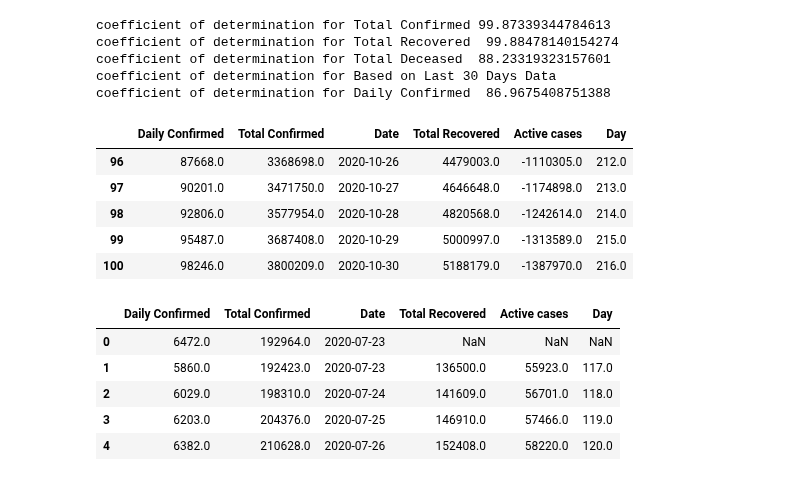
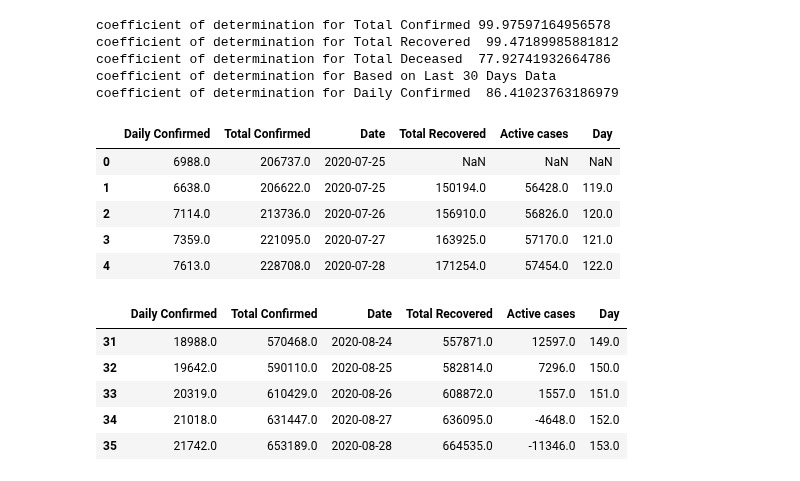
Before and after one commit to skbhere/COVID-19-Case-Forecasting, a Jupyter notebook: 01_TN.ipynb, the cells around one changed output. Drawn from its saved outputs; the diff is of its cells as text; code cells hidden in the pictures.

```diff
--- a/01_TN.ipynb
+++ b/01_TN.ipynb
@@ -151,6 +80,6 @@ plt.legend()
 # %%
 df2 = Dailyf.tail(17)
-df1 =DF.tail(6)
+df1 =DF.tail(5)
 # %%
 X1 = np.array(df1['Day'])
 X2 = np.array(df2['Day'])
@@ -214,13 +143,13 @@ print ("coefficient of determination for Daily Confirmed ", reg4.score(X2, Y4)*1
 #print ("coefficient of determination for Daily Recovered ", reg5.score(X2, Y5)*100)
 #print ("coefficient of determination for Daily Deceased ", reg6.score(X2, Y6)*100)
 # %% [output]
-coefficient of determination for Total Confirmed 99.87339344784613
-coefficient of determination for Total Recovered  99.88478140154274
-coefficient of determination for Total Deceased  88.23319323157601
+coefficient of determination for Total Confirmed 99.97597164956578
+coefficient of determination for Total Recovered  99.47189985881812
+coefficient of determination for Total Deceased  77.92741932664786
 coefficient of determination for Based on Last 30 Days Data
-coefficient of determination for Daily Confirmed  86.9675408751388
+coefficient of determination for Daily Confirmed  86.41023763186979
 # %%
-drange = 100
+drange = 35
 start =len(df) +1
 dval = np.arange(start,start+drange,1)
 dval= np.array(dval)
@@ -234,6 +163,7 @@ val1= dval1
 dval1=dval1.reshape(-1, 1)
 import datetime
 base = datetime.date.today() - datetime.timedelta(days=1)
+#base = datetime.date(2020, 7, 17)
 date_list = [base + datetime.timedelta(days=x) for x in range(drange)]
 
 # DConfirmed = forecast(drange+1)
@@ -247,54 +177,54 @@ TRecovered = np.round_(np.multiply(a2,(np.power(b2,val1))))
 #DDeceased = np.round_(np.multiply(a6,(np.power(b6,val))))
 #TDeceased = np.round_(np.multiply(a3,(np.power(b3,val1))))
 #TDeceased = np.round_(reg3.predict(dval1))
 
-# DConfirmed= DConfirmed.flatten()
-# TConfirmed= TConfirmed.flatten()
-# i = 1
-# while i < len(TConfirmed):
-#     DConfirmed[i]=TConfirmed[i]-TConfirmed[i-1]
-#     i += 1
+DConfirmed= DConfirmed.flatten()
+TConfirmed= TConfirmed.flatten()
+i = 1
+while i < len(TConfirmed):
+    DConfirmed[i]=TConfirmed[i]-TConfirmed[i-1]
+    i += 1
 
 lastD = df['Daily Confirmed'][0]
 lastT = DF['Total Confirmed'][0]
 lastDat = DF['date'][0]
 new_row = pd.DataFrame({'Daily Confirmed':lastD.flatten() ,
                         'Total Confirmed':lastT.flatten(),
                         'Date': pd.to_datetime(lastDat)
                         })
 active = TConfirmed - TRecovered
 #DConfirmed[0]=DF['Total Confirmed'][0]-TConfirmed[0]
 dict = {
         'Date' : date_list,
         'Daily Confirmed': DConfirmed.flatten(),
         'Total Confirmed': TConfirmed.flatten(),
    #     'Daily Recovered': DRecovered.flatten() ,
         'Total Recovered': TRecovered.flatten(),
         'Active cases' : active.flatten(),
     #    'Daily Deceased' : DDeceased.flatten(),
      #   'Total Deceased' : TDeceased.flatten(),
         'Day' : dval1.flatten() ,
        }
 final = pd.DataFrame(dict)
 final = pd.concat([new_row, final]).reset_index(drop = True)
 final['Date'] = pd.to_datetime(final['Date'])
-final.tail(5)
+final.head(5)
 # %% [output]
 |  | Daily Confirmed | Total Confirmed | Date | Total Recovered | Active cases | Day |
-| 96 | 87668.0 | 3368698.0 | 2020-10-26 | 4479003.0 | -1110305.0 | 212.0 |
-| 97 | 90201.0 | 3471750.0 | 2020-10-27 | 4646648.0 | -1174898.0 | 213.0 |
-| 98 | 92806.0 | 3577954.0 | 2020-10-28 | 4820568.0 | -1242614.0 | 214.0 |
-| 99 | 95487.0 | 3687408.0 | 2020-10-29 | 5000997.0 | -1313589.0 | 215.0 |
-| 100 | 98246.0 | 3800209.0 | 2020-10-30 | 5188179.0 | -1387970.0 | 216.0 |
+| 0 | 6988.0 | 206737.0 | 2020-07-25 | NaN | NaN | NaN |
+| 1 | 6638.0 | 206622.0 | 2020-07-25 | 150194.0 | 56428.0 | 119.0 |
+| 2 | 7114.0 | 213736.0 | 2020-07-26 | 156910.0 | 56826.0 | 120.0 |
+| 3 | 7359.0 | 221095.0 | 2020-07-27 | 163925.0 | 57170.0 | 121.0 |
+| 4 | 7613.0 | 228708.0 | 2020-07-28 | 171254.0 | 57454.0 | 122.0 |
 # %%
-final.head(5)
+final.tail(5)
 # %% [output]
 |  | Daily Confirmed | Total Confirmed | Date | Total Recovered | Active cases | Day |
-| 0 | 6472.0 | 192964.0 | 2020-07-23 | NaN | NaN | NaN |
-| 1 | 5860.0 | 192423.0 | 2020-07-23 | 136500.0 | 55923.0 | 117.0 |
-| 2 | 6029.0 | 198310.0 | 2020-07-24 | 141609.0 | 56701.0 | 118.0 |
-| 3 | 6203.0 | 204376.0 | 2020-07-25 | 146910.0 | 57466.0 | 119.0 |
-| 4 | 6382.0 | 210628.0 | 2020-07-26 | 152408.0 | 58220.0 | 120.0 |
+| 31 | 18988.0 | 570468.0 | 2020-08-24 | 557871.0 | 12597.0 | 149.0 |
+| 32 | 19642.0 | 590110.0 | 2020-08-25 | 582814.0 | 7296.0 | 150.0 |
+| 33 | 20319.0 | 610429.0 | 2020-08-26 | 608872.0 | 1557.0 | 151.0 |
+| 34 | 21018.0 | 631447.0 | 2020-08-27 | 636095.0 | -4648.0 | 152.0 |
+| 35 | 21742.0 | 653189.0 | 2020-08-28 | 664535.0 | -11346.0 | 153.0 |
 # %%
 %matplotlib inline
 import matplotlib.pyplot as plt
```
Also changed, not shown: parts of 20 cells of this notebook.
